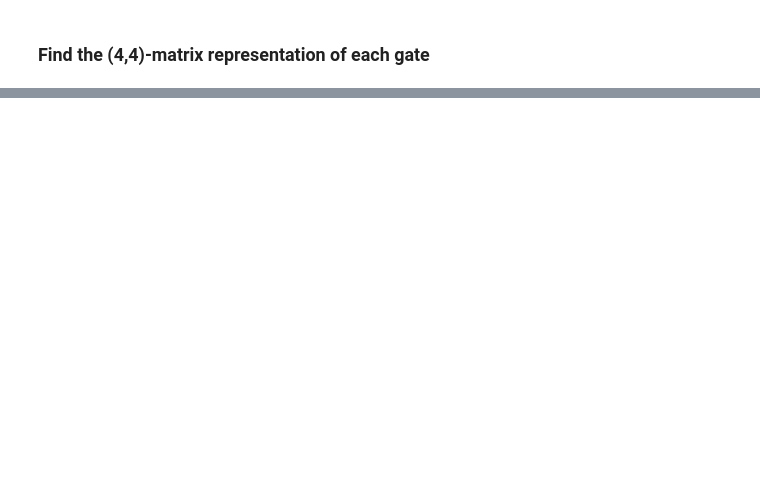
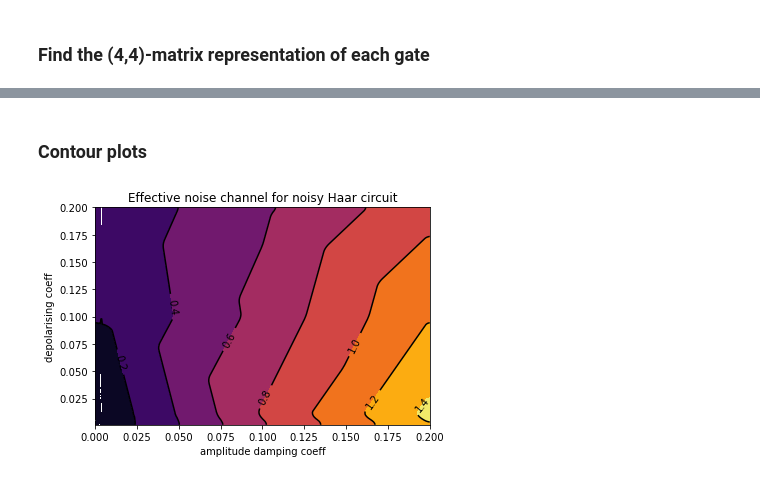
Before and after one commit to mmehrani/Randomized_Benchmarking_protocol, a Jupyter notebook: effective_noise_channel.ipynb, the cells around one changed output, grey strips where cells are left out. Drawn from its saved outputs; the diff is of its cells as text; code cells hidden in the pictures; blank space fills up the shorter version.

Commit message:
effective noise channel simulation added

```diff
--- a/effective_noise_channel.ipynb
+++ b/effective_noise_channel.ipynb
@@ -62,0 +439,2 @@ matrix_list
+# %%
+dnorm_df = pd.read_csv('effective_noise.csv')
@@ -62,0 +457,2 @@ matrix_list
+# %% [markdown]
+### Contour plots
@@ -62,0 +463,32 @@ matrix_list
+# %%
+ad_coeff_min = dnorm_df['amplitude damping coeff'].min()
+ad_coeff_max = dnorm_df['amplitude damping coeff'].max()
+
+depol_coeff_min = dnorm_df['depolarising coeff'].min()
+depol_coeff_max = dnorm_df['depolarising coeff'].max()
+# %%
+fig = plt.figure()
+ax = fig.add_subplot()
+
+grid_x, grid_y = np.mgrid[ad_coeff_min:ad_coeff_max:500j, depol_coeff_min:depol_coeff_max:500j]
+
+points = dnorm_df[['amplitude damping coeff', 'depolarising coeff']]
+values = dnorm_df['diamond dist mean']
+grid_z = griddata(points, values, (grid_x, grid_y), method='linear')
+
+extent = [ad_coeff_min,ad_coeff_max,depol_coeff_min,depol_coeff_max]
+
+filtered_grid = median_filter(grid_z.T, size = 20)
+
+ax.contourf(filtered_grid, extent = extent, cmap = 'inferno')
+C = ax.contour(filtered_grid, extent = extent, colors='black', linewidth=.5)
+ax.clabel(C, inline=1, fontsize=10)
+
+
+ax.set_title('Effective noise channel for noisy Haar circuit')
+ax.set_ylabel('depolarising coeff')
+ax.set_xlabel('amplitude damping coeff')
+# plt.close()
+fig.savefig('ddistance vs noises coeffs phase space.png')
+# %% [output]
+[figure, added]
```
Also changed, not shown: parts of 40 cells of this notebook, 2 other files.
